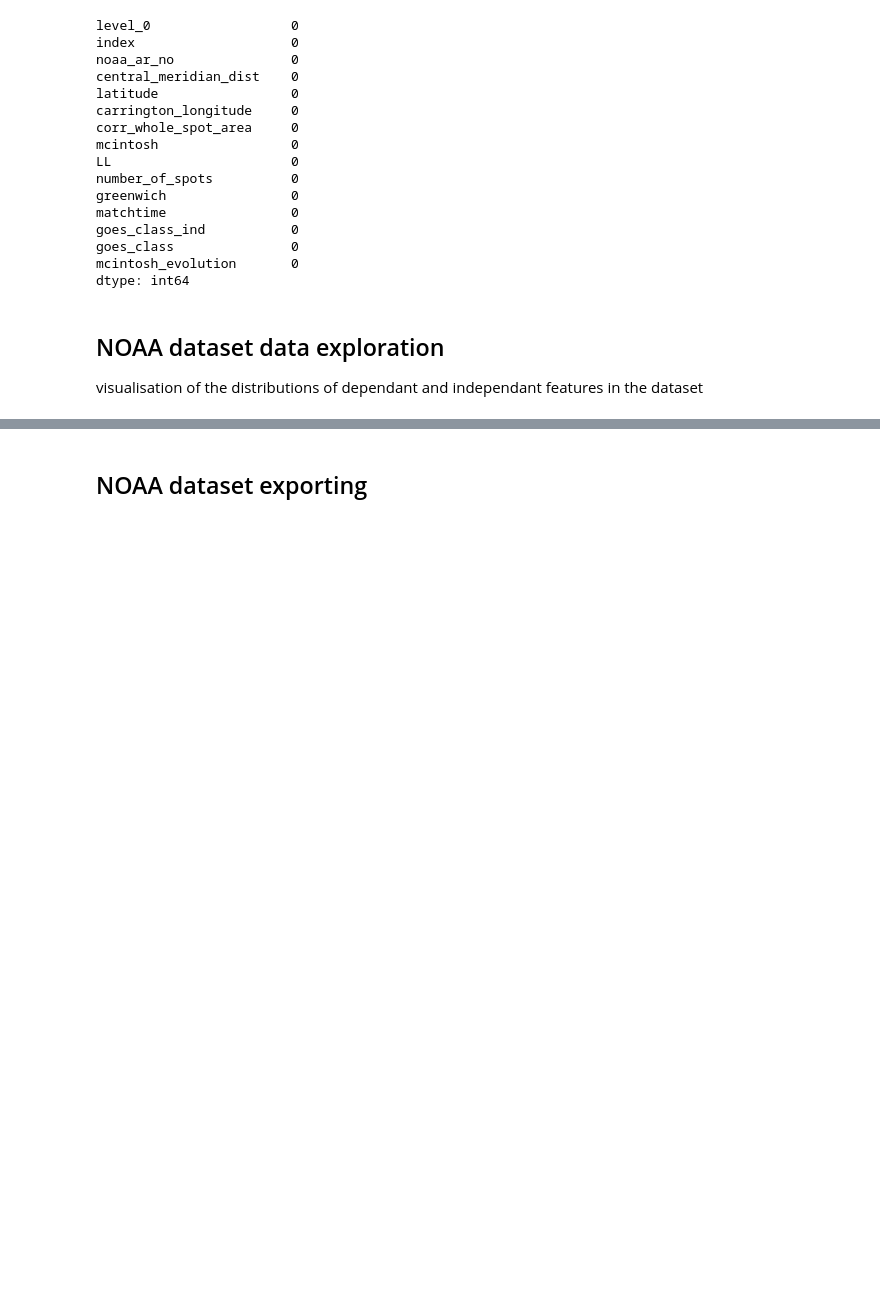
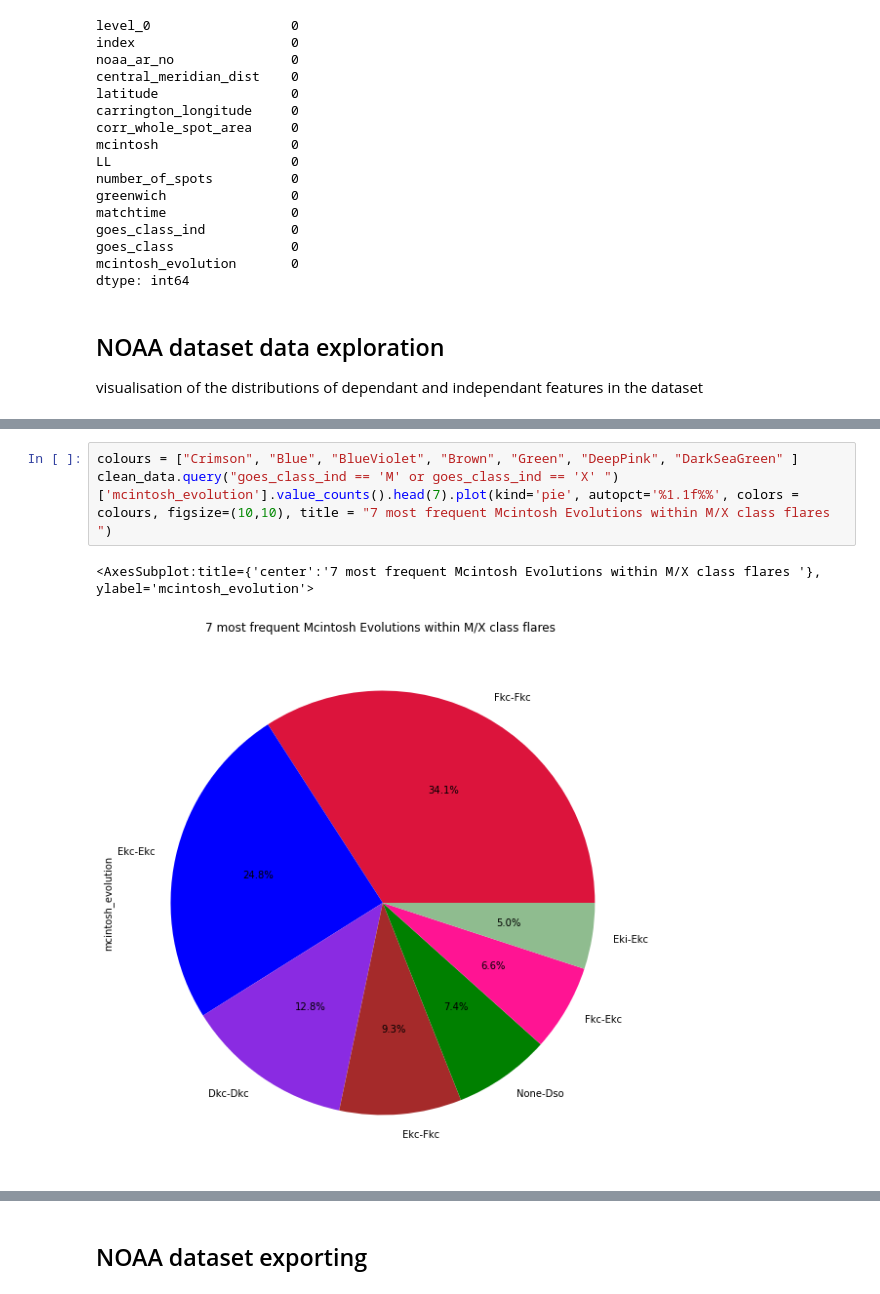
Before and after one commit to arananDev/met-office-project, a Jupyter notebook: Data/Data cleaning and exploration.ipynb, the cells around one changed output, grey strips where cells are left out. Drawn from its saved outputs; the diff is of its cells as text; blank space fills up the shorter version.

```diff
--- a/Data/Data cleaning and exploration.ipynb
+++ b/Data/Data cleaning and exploration.ipynb
@@ -124,0 +128,6 @@ clean_data['goes_class_ind'].value_counts().plot(kind='bar', figsize=(10,10), ti
+# %%
+colours = ["Crimson", "Blue", "BlueViolet", "Brown", "Green", "DeepPink", "DarkSeaGreen" ]
+clean_data.query("goes_class_ind == 'M' or goes_class_ind == 'X' ")['mcintosh_evolution'].value_counts().head(7).plot(kind='pie', autopct='%1.1f%%', colors = colours, figsize=(10,10), title = "7 most frequent Mcintosh Evolutions within M/X class flares ")
+# %% [output]
+<AxesSubplot:title={'center':'7 most frequent Mcintosh Evolutions within M/X class flares '}, ylabel='mcintosh_evolution'>
+[figure, added]
```
Also changed, not shown: parts of 18 cells of this notebook, 50 other files.
